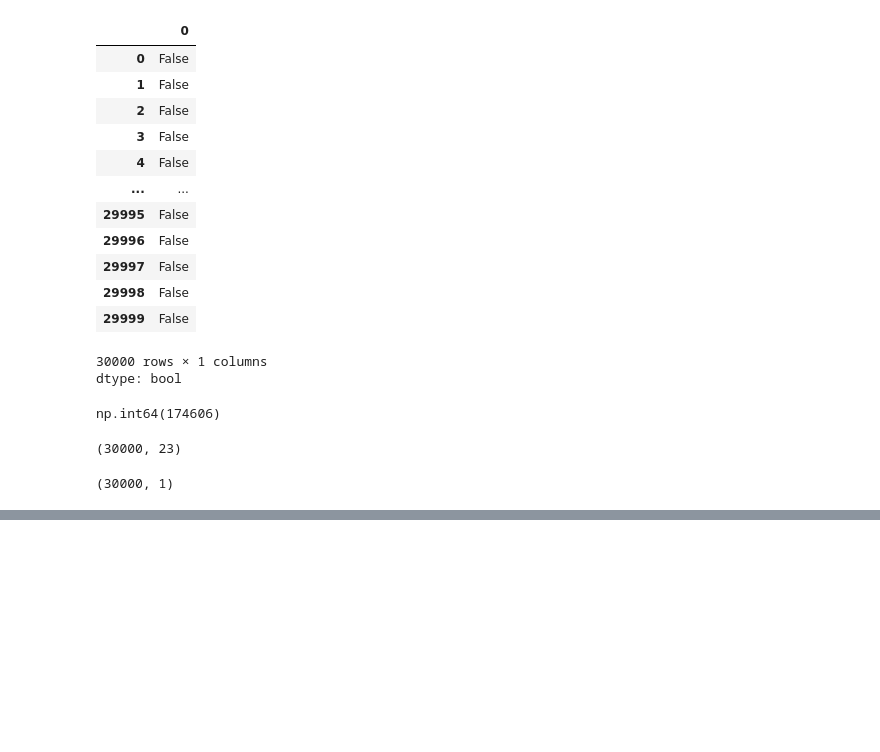
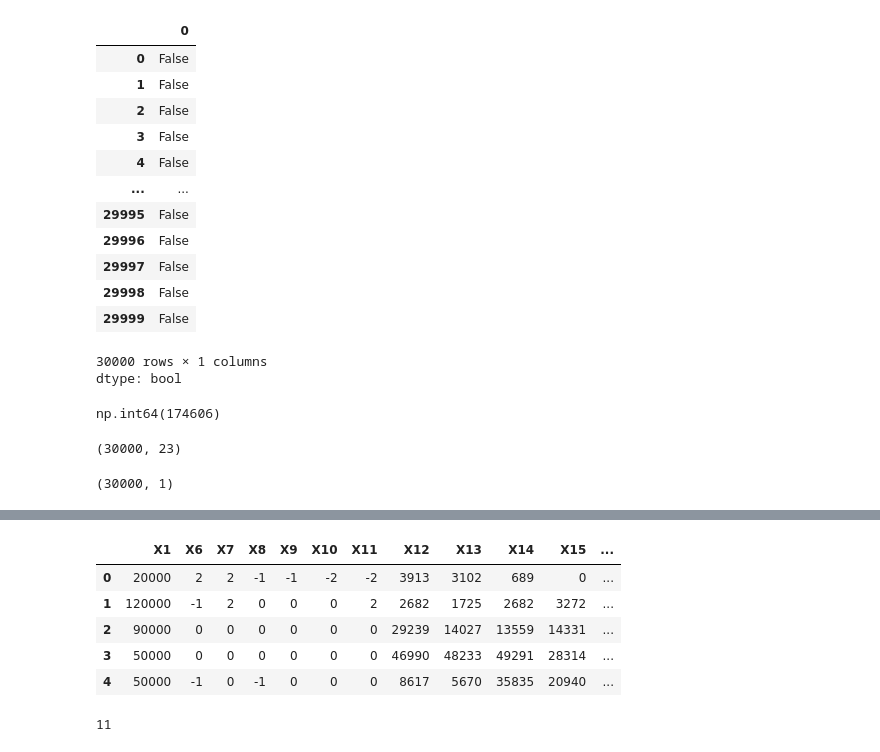
Before and after one commit to NishantLaata/Credit_risk_analysis, a Jupyter notebook: 01_data_exploration.ipynb, the cells around one changed output, grey strips where cells are left out. Drawn from its saved outputs; the diff is of its cells as text; code cells hidden in the pictures; blank space fills up the shorter version.

```diff
--- a/01_data_exploration.ipynb
+++ b/01_data_exploration.ipynb
@@ -236,0 +239,15 @@ Y.shape
+# %%
+X = X.drop(columns ={'X2','X3','X4','X5'})
+# %%
+X.head()
+# %% [output]
+|  | X1 | X6 | X7 | X8 | X9 | X10 | X11 | X12 | X13 | X14 | X15 | ... |
+| 0 | 20000 | 2 | 2 | -1 | -1 | -2 | -2 | 3913 | 3102 | 689 | 0 | ... |
+| 1 | 120000 | -1 | 2 | 0 | 0 | 0 | 2 | 2682 | 1725 | 2682 | 3272 | ... |
+| 2 | 90000 | 0 | 0 | 0 | 0 | 0 | 0 | 29239 | 14027 | 13559 | 14331 | ... |
+| 3 | 50000 | 0 | 0 | 0 | 0 | 0 | 0 | 46990 | 48233 | 49291 | 28314 | ... |
+| 4 | 50000 | -1 | 0 | -1 | 0 | 0 | 0 | 8617 | 5670 | 35835 | 20940 | ... |
+# %%
+X['X6'].nunique()
+# %% [output]
+11
```
Also changed, not shown: parts of 24 cells of this notebook.
